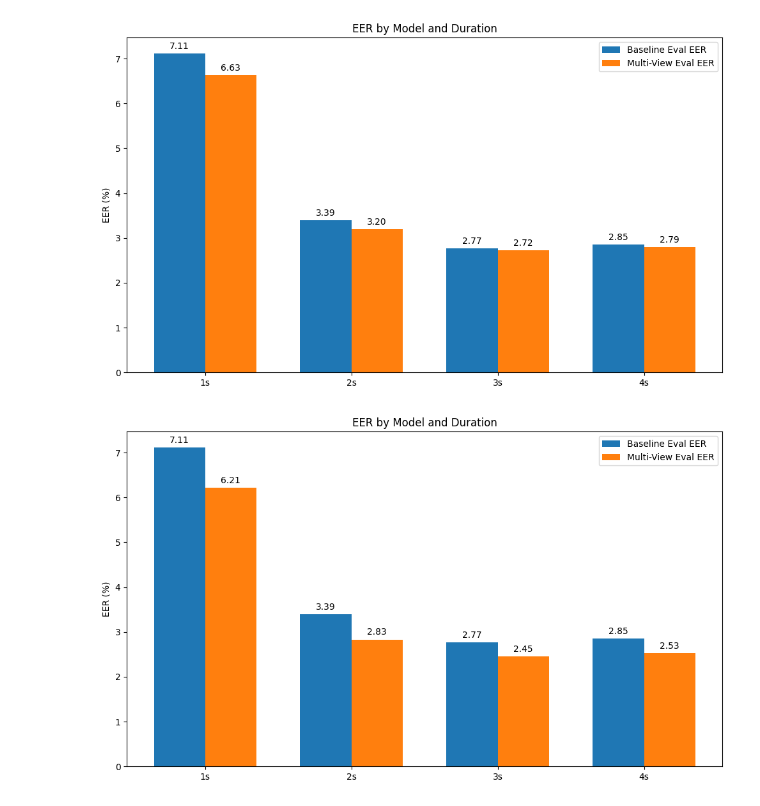
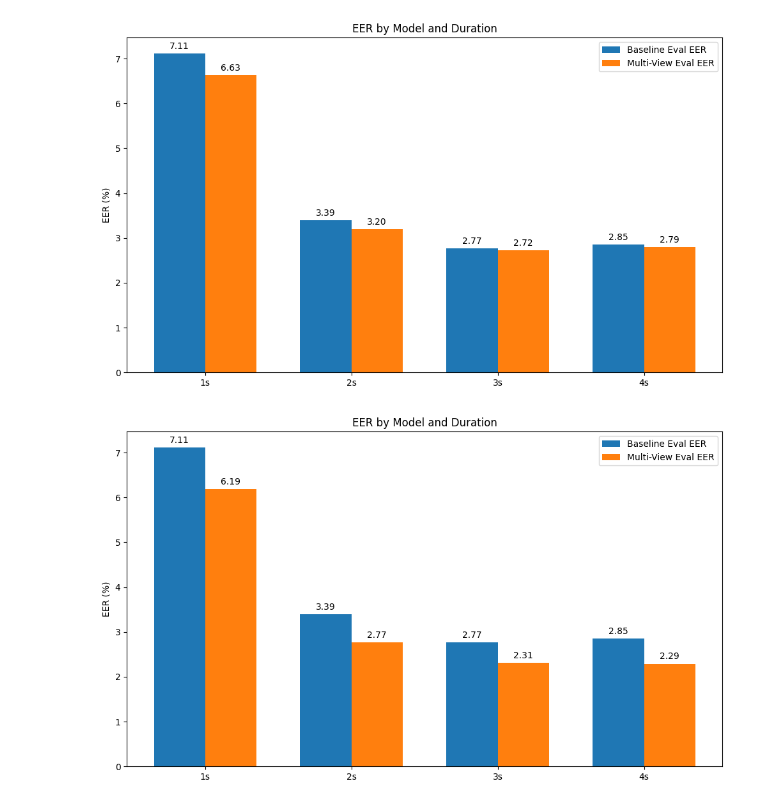
Before and after one commit to hungdinhxuan/Lightning-hydra, a Jupyter notebook: notebooks/visualize.ipynb, the cells around one changed output. Cells and saved outputs as stored; diff of their text form; code cells hidden in the pictures.

```diff
--- a/notebooks/visualize.ipynb
+++ b/notebooks/visualize.ipynb
@@ -49,38 +49,38 @@ import numpy as np
 durations = ['1s', '2s', '3s', '4s']
 baseline_eval_eer = [7.11, 3.39, 2.77, 2.85]
 baseline_hidden_eer = [11.77, 10.75, 13.08, 11.87]
-multi_view_eval_eer = [6.21, 2.83, 2.45, 2.53]
-multi_view_hidden_eer = [10.71, 8.94, 9.34, 9.65]
+multi_view_eval_eer = [6.19, 2.77, 2.31, 2.29]
+multi_view_hidden_eer = [10.06, 8.74, 8.54, 8.89]
 
 x = np.arange(len(durations))  # the label locations
 width = 0.35  # the width of the bars
 
 fig, ax = plt.subplots(figsize=(10, 6))
 rects1 = ax.bar(x - width/2, baseline_eval_eer, width, label='Baseline Eval EER')
 rects2 = ax.bar(x + width/2, multi_view_eval_eer, width, label='Multi-View Eval EER')
 
 # Add some text for labels, title and custom x-axis tick labels, etc.
 ax.set_ylabel('EER (%)')
 ax.set_title('EER by Model and Duration')
 ax.set_xticks(x)
 ax.set_xticklabels(durations)
 ax.legend()
 
 # Adding values on top of the bars
 def autolabel(rects):
     for rect in rects:
         height = rect.get_height()
         ax.annotate(f'{height:.2f}',
                     xy=(rect.get_x() + rect.get_width() / 2, height),
                     xytext=(0, 3),  # 3 points vertical offset
                     textcoords="offset points",
                     ha='center', va='bottom')
 
 autolabel(rects1)
 autolabel(rects2)
 
 fig.tight_layout()
 
 plt.show()
 # %% [output]
-[figure, old version]
+[figure, new version]
```
Also changed, not shown: parts of 2 cells of this notebook, 21 other files.
